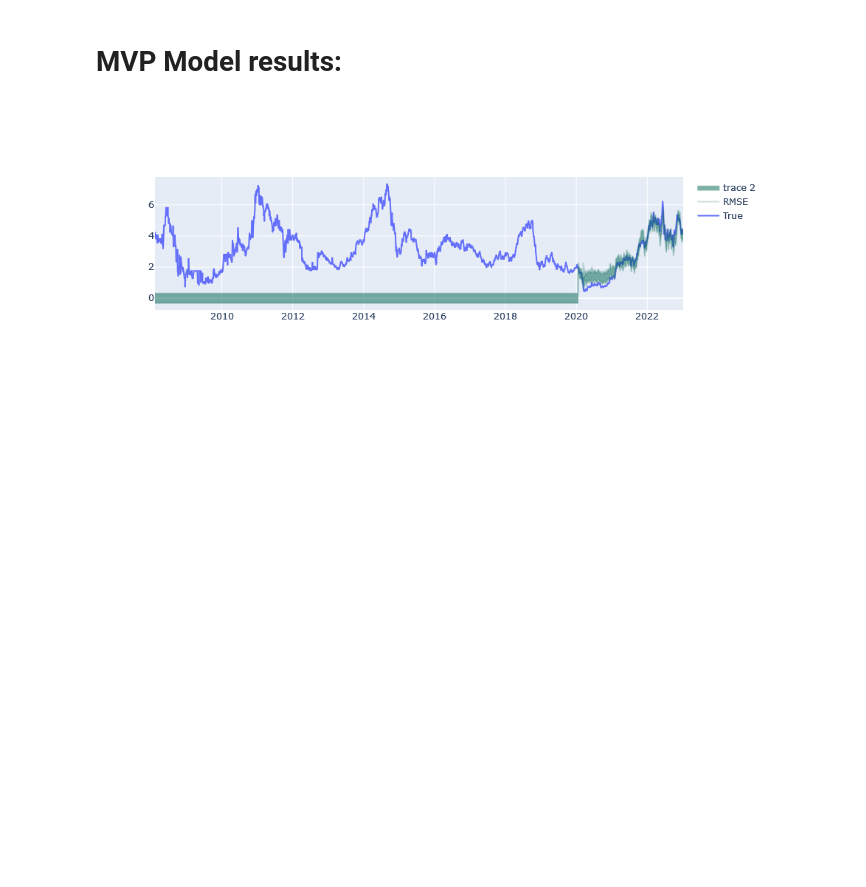
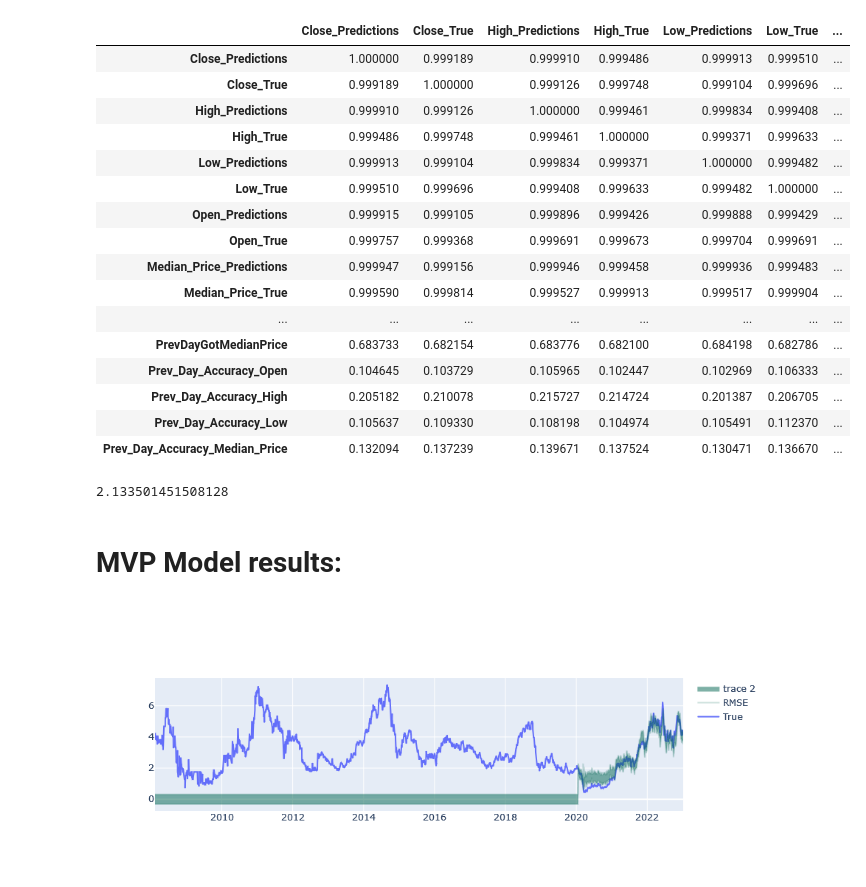
Before and after one commit to 538455/LHL_FinalProject_Predictive-Technical-Indicators-Using-LSTM-Models-for-Trading, a Jupyter notebook: src/Final Model/Dashboard.ipynb, the cells around one changed output. Cells and saved outputs as stored; diff of their text form; code cells hidden in the pictures; blank space fills up the shorter version.

```diff
--- a/src/Final Model/Dashboard.ipynb
+++ b/src/Final Model/Dashboard.ipynb
@@ -139,0 +205,6 @@ BNS = dailyPrediction('BNS.TO', accuracyPlot=False)
+# %%
+#Drop Open, High, Low, Close, Median_Price, Open_RMSE, High_RMSE, Low_RMSE, Close_RMSE, Median_Price_RMSE
+SBB = SBB.drop(['Open', 'High', 'Low', 'Close', 'Open_RMSE', 'High_RMSE', 'Low_RMSE', 'Close_RMSE', 'Median_Price_RMSE'], axis=1)
+# %%
+# Create Risk_Space column which is the difference between Open_Predictions and Low_Predictions
+SBB['Risk_Space'] = SBB['Open_Predictions'] / SBB['Low_Predictions'] * 100 - 100
@@ -139,0 +236,20 @@ BNS = dailyPrediction('BNS.TO', accuracyPlot=False)
+# %%
+SBB.corr()
+# %% [output]
+|  | Close_Predictions | Close_True | High_Predictions | High_True | Low_Predictions | Low_True | ... |
+| Close_Predictions | 1.000000 | 0.999189 | 0.999910 | 0.999486 | 0.999913 | 0.999510 | ... |
+| Close_True | 0.999189 | 1.000000 | 0.999126 | 0.999748 | 0.999104 | 0.999696 | ... |
+| High_Predictions | 0.999910 | 0.999126 | 1.000000 | 0.999461 | 0.999834 | 0.999408 | ... |
+| High_True | 0.999486 | 0.999748 | 0.999461 | 1.000000 | 0.999371 | 0.999633 | ... |
+| Low_Predictions | 0.999913 | 0.999104 | 0.999834 | 0.999371 | 1.000000 | 0.999482 | ... |
+| Low_True | 0.999510 | 0.999696 | 0.999408 | 0.999633 | 0.999482 | 1.000000 | ... |
+| Open_Predictions | 0.999915 | 0.999105 | 0.999896 | 0.999426 | 0.999888 | 0.999429 | ... |
+| Open_True | 0.999757 | 0.999368 | 0.999691 | 0.999673 | 0.999704 | 0.999691 | ... |
+| Median_Price_Predictions | 0.999947 | 0.999156 | 0.999946 | 0.999458 | 0.999936 | 0.999483 | ... |
+| Median_Price_True | 0.999590 | 0.999814 | 0.999527 | 0.999913 | 0.999517 | 0.999904 | ... |
+| ... | ... | ... | ... | ... | ... | ... | ... |
+| PrevDayGotMedianPrice | 0.683733 | 0.682154 | 0.683776 | 0.682100 | 0.684198 | 0.682786 | ... |
+| Prev_Day_Accuracy_Open | 0.104645 | 0.103729 | 0.105965 | 0.102447 | 0.102969 | 0.106333 | ... |
+| Prev_Day_Accuracy_High | 0.205182 | 0.210078 | 0.215727 | 0.214724 | 0.201387 | 0.206705 | ... |
+| Prev_Day_Accuracy_Low | 0.105637 | 0.109330 | 0.108198 | 0.104974 | 0.105491 | 0.112370 | ... |
+| Prev_Day_Accuracy_Median_Price | 0.132094 | 0.137239 | 0.139671 | 0.137524 | 0.130471 | 0.136670 | ... |
@@ -139,0 +290,5 @@ BNS = dailyPrediction('BNS.TO', accuracyPlot=False)
+# %%
+# get the mean of the ratio when bought == 1 and sold == 0
+BNS[ (BNS['bought'] == 1) & (BNS['sold'] == 1)]['Ratio'].mean()
+# %% [output]
+2.133501451508128
```
Also changed, not shown: parts of 14 cells of this notebook, 8 other files.
